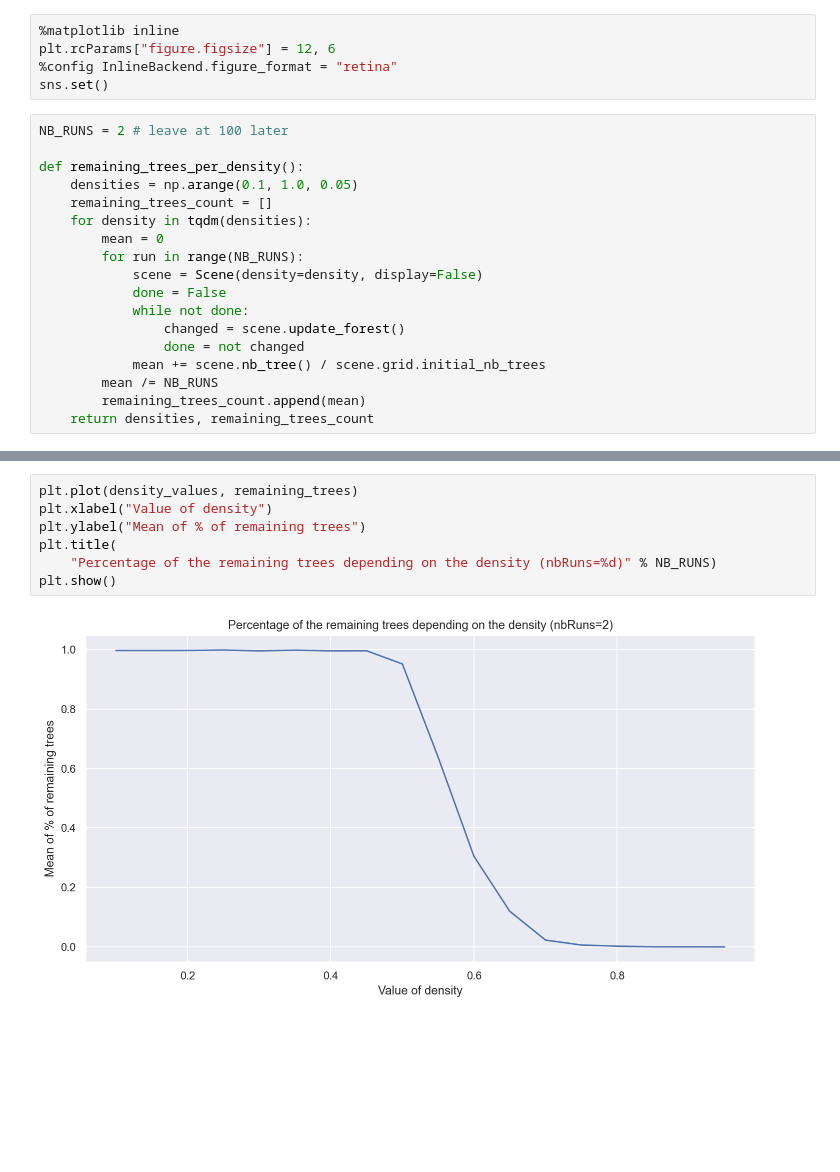
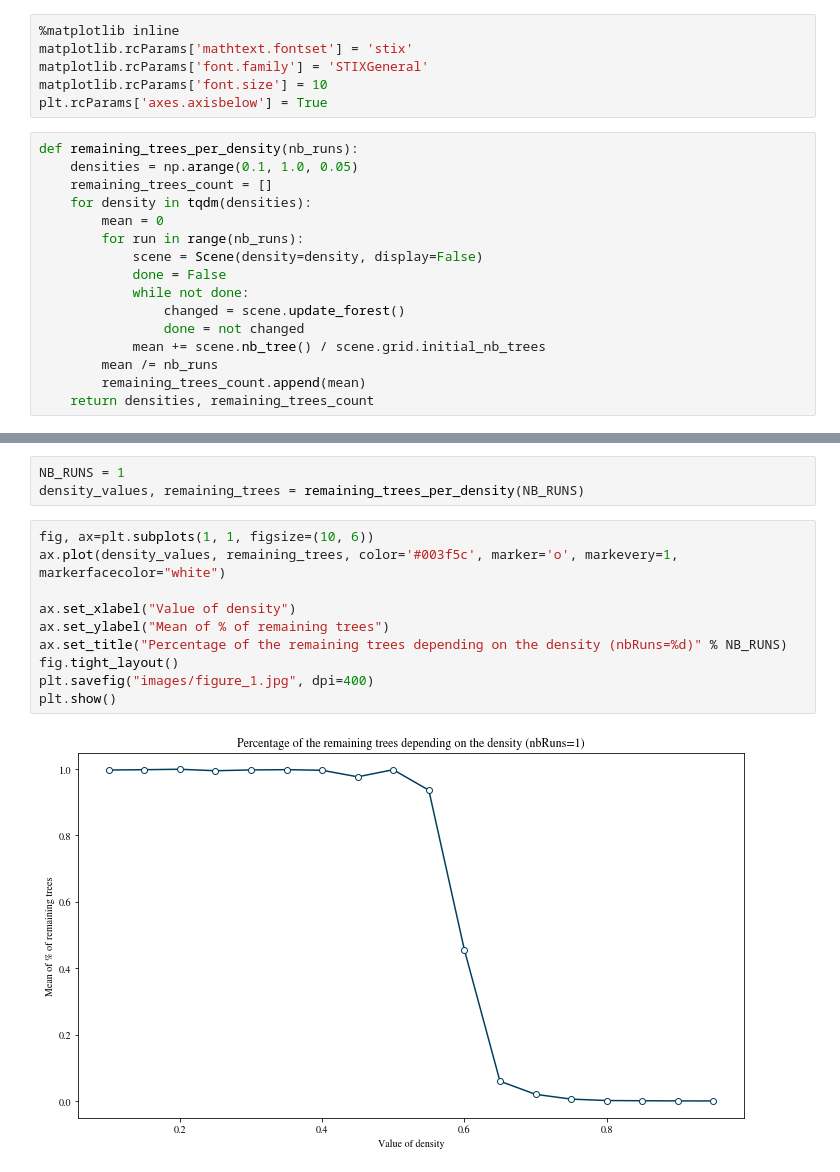
Before and after one commit to jizekki/forest-fire, a Jupyter notebook: notebook.ipynb, the cells around one changed output, grey strips where cells are left out. Cells and saved outputs as stored; diff of their text form; blank space fills up the shorter version.

```diff
--- a/notebook.ipynb
+++ b/notebook.ipynb
@@ -8,26 +8,25 @@ from forest import Scene
 # %% [output]
 pygame 2.1.2 (SDL 2.0.18, Python 3.8.9)
 Hello from the pygame community. https://www.pygame.org/contribute.html
-# %%
-%matplotlib inline
-plt.rcParams["figure.figsize"] = 12, 6
-%config InlineBackend.figure_format = "retina"
-sns.set()
+# %%
+%matplotlib inline
+matplotlib.rcParams['mathtext.fontset'] = 'stix'
+matplotlib.rcParams['font.family'] = 'STIXGeneral'
+matplotlib.rcParams['font.size'] = 10
+plt.rcParams['axes.axisbelow'] = True
 # %%
-NB_RUNS = 2 # leave at 100 later
-
-def remaining_trees_per_density():
+def remaining_trees_per_density(nb_runs):
     densities = np.arange(0.1, 1.0, 0.05)
     remaining_trees_count = []
     for density in tqdm(densities):
         mean = 0
-        for run in range(NB_RUNS):
+        for run in range(nb_runs):
             scene = Scene(density=density, display=False)
             done = False
             while not done:
                 changed = scene.update_forest()
                 done = not changed
             mean += scene.nb_tree() / scene.grid.initial_nb_trees
-        mean /= NB_RUNS
+        mean /= nb_runs
         remaining_trees_count.append(mean)
     return densities, remaining_trees_count
@@ -39,9 +33,15 @@ density_values, remaining_trees = remaining_trees_per_density()
+# %%
+NB_RUNS = 1
+density_values, remaining_trees = remaining_trees_per_density(NB_RUNS)
 # %%
-plt.plot(density_values, remaining_trees)
-plt.xlabel("Value of density")
-plt.ylabel("Mean of % of remaining trees")
-plt.title(
-    "Percentage of the remaining trees depending on the density (nbRuns=%d)" % NB_RUNS)
+fig, ax=plt.subplots(1, 1, figsize=(10, 6))
+ax.plot(density_values, remaining_trees, color='#003f5c', marker='o', markevery=1, markerfacecolor="white")
+
+ax.set_xlabel("Value of density")
+ax.set_ylabel("Mean of % of remaining trees")
+ax.set_title("Percentage of the remaining trees depending on the density (nbRuns=%d)" % NB_RUNS)
+fig.tight_layout()
+plt.savefig("images/figure_1.jpg", dpi=400)
 plt.show()
 # %% [output]
-[figure, old version]
+[figure, new version]
```
Also changed, not shown: parts of 5 cells of this notebook, 5 other files.
